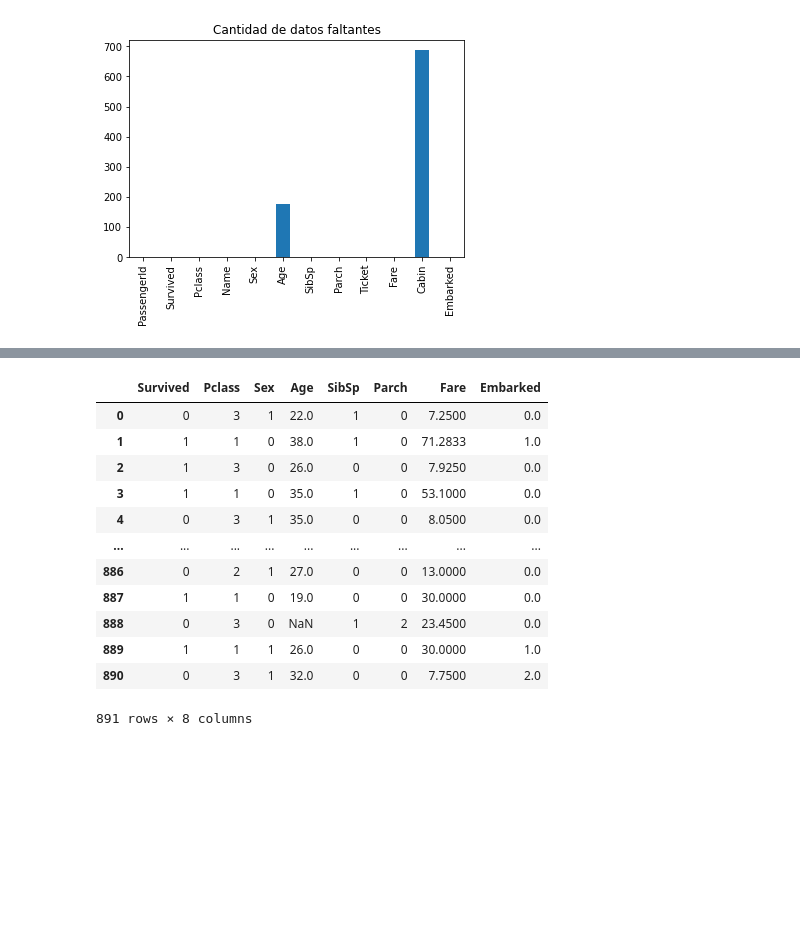
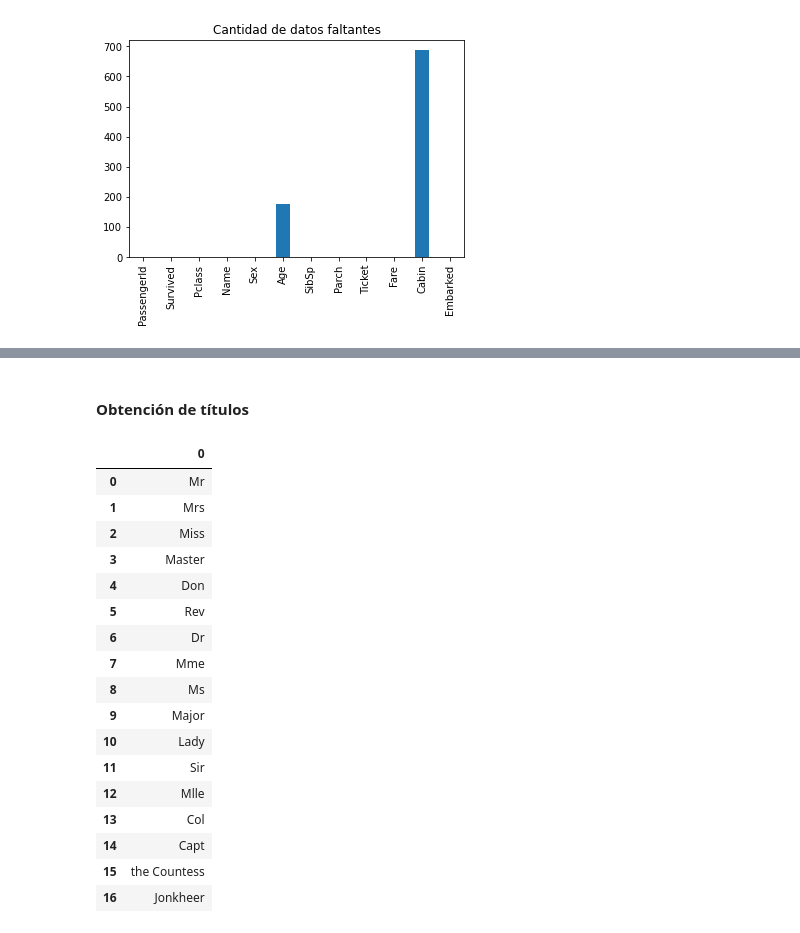
Before and after one commit to fedemedina72/IA1_Equipo8, a Jupyter notebook: LimpiezaDatos.ipynb, the cells around one changed output, grey strips where cells are left out. Saved outputs shown, nothing was run; the diff lists cells and outputs as text; code cells hidden in the pictures; blank space fills up the shorter version.

```diff
--- a/LimpiezaDatos.ipynb
+++ b/LimpiezaDatos.ipynb
@@ -199,18 +224,2 @@ db['Embarked'].corr(db['Survived'])
-# %%
-# Eliminacion de columnas que no aportan informacion importante: Cabin, PassengerId, Name, Ticket
-
-db.drop(columns=['Cabin', 'PassengerId', 'Name', 'Ticket'])
-# %% [output]
-|  | Survived | Pclass | Sex | Age | SibSp | Parch | Fare | Embarked |
-| 0 | 0 | 3 | 1 | 22.0 | 1 | 0 | 7.2500 | 0.0 |
-| 1 | 1 | 1 | 0 | 38.0 | 1 | 0 | 71.2833 | 1.0 |
-| 2 | 1 | 3 | 0 | 26.0 | 0 | 0 | 7.9250 | 0.0 |
-| 3 | 1 | 1 | 0 | 35.0 | 1 | 0 | 53.1000 | 0.0 |
-| 4 | 0 | 3 | 1 | 35.0 | 0 | 0 | 8.0500 | 0.0 |
-| ... | ... | ... | ... | ... | ... | ... | ... | ... |
-| 886 | 0 | 2 | 1 | 27.0 | 0 | 0 | 13.0000 | 0.0 |
-| 887 | 1 | 1 | 0 | 19.0 | 0 | 0 | 30.0000 | 0.0 |
-| 888 | 0 | 3 | 0 | NaN | 1 | 2 | 23.4500 | 0.0 |
-| 889 | 1 | 1 | 1 | 26.0 | 0 | 0 | 30.0000 | 1.0 |
-| 890 | 0 | 3 | 1 | 32.0 | 0 | 0 | 7.7500 | 2.0 |
-891 rows × 8 columns
+# %% [markdown]
+#### Obtención de títulos
@@ -216,0 +237,24 @@ db.drop(columns=['Cabin', 'PassengerId', 'Name', 'Ticket'])
+# %%
+# Significado de codificación del título
+db, titulo = get_titulo(db)
+db.drop(['Name'], axis = 1, inplace = True)
+pd.DataFrame(titulo,np.array(range(len(titulo))))
+# %% [output]
+|  | 0 |
+| 0 | Mr |
+| 1 | Mrs |
+| 2 | Miss |
+| 3 | Master |
+| 4 | Don |
+| 5 | Rev |
+| 6 | Dr |
+| 7 | Mme |
+| 8 | Ms |
+| 9 | Major |
+| 10 | Lady |
+| 11 | Sir |
+| 12 | Mlle |
+| 13 | Col |
+| 14 | Capt |
+| 15 | the Countess |
+| 16 | Jonkheer |
```
Also changed, not shown: parts of 26 cells of this notebook, 1 other file.
